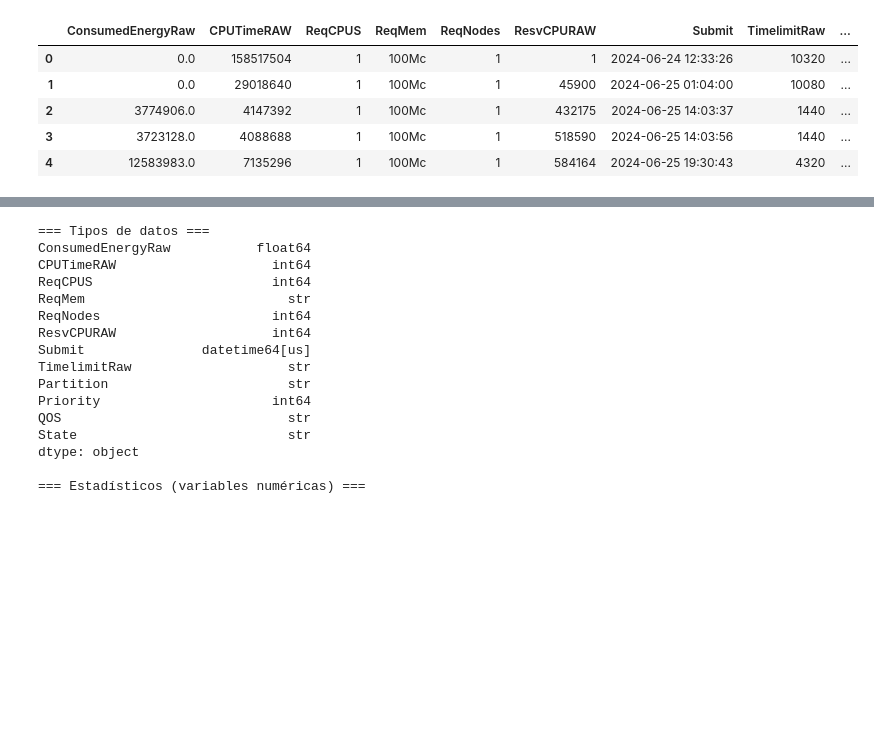
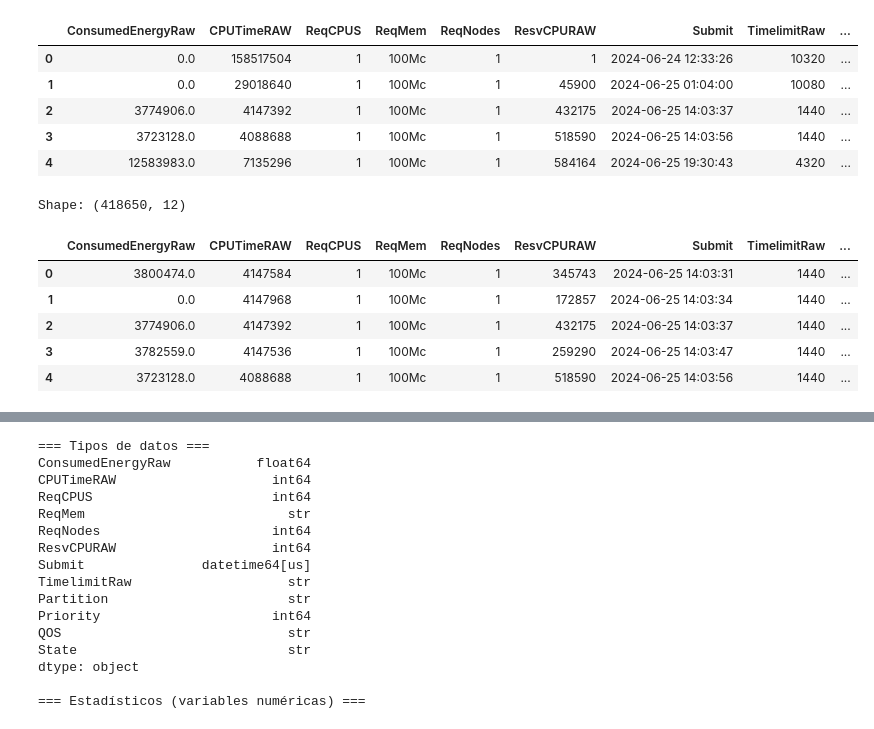
Before and after one commit to luis-nav/knn_kabre_jobs, a Jupyter notebook: kabre_jobs_xai.ipynb, the cells around one changed output, grey strips where cells are left out. Drawn from its saved outputs; the diff is of its cells as text; code cells hidden in the pictures; blank space fills up the shorter version.

Commit message:
Last notebook run with updated datasets

```diff
--- a/kabre_jobs_xai.ipynb
+++ b/kabre_jobs_xai.ipynb
@@ -119,6 +119,8 @@ sns.set_theme(style='whitegrid', palette='muted')
 # Carga del dataset (separador pipe)
 df = pd.read_csv('dataset.csv', sep='|', parse_dates=['Submit'])
 
+new_df = pd.read_csv('new_dataset.csv', sep='|', parse_dates=['Submit'])
+
 print(f"Shape: {df.shape}")
 display(df.head())
 # %% [output]
@@ -129,3 +131,14 @@ Shape: (46744, 12)
 | 2 | 3774906.0 | 4147392 | 1 | 100Mc | 1 | 432175 | 2024-06-25 14:03:37 | 1440 | ... |
 | 3 | 3723128.0 | 4088688 | 1 | 100Mc | 1 | 518590 | 2024-06-25 14:03:56 | 1440 | ... |
 | 4 | 12583983.0 | 7135296 | 1 | 100Mc | 1 | 584164 | 2024-06-25 19:30:43 | 4320 | ... |
+# %%
+print(f"Shape: {new_df.shape}")
+new_df.head()
+# %% [output]
+Shape: (418650, 12)
+|  | ConsumedEnergyRaw | CPUTimeRAW | ReqCPUS | ReqMem | ReqNodes | ResvCPURAW | Submit | TimelimitRaw | ... |
+| 0 | 3800474.0 | 4147584 | 1 | 100Mc | 1 | 345743 | 2024-06-25 14:03:31 | 1440 | ... |
+| 1 | 0.0 | 4147968 | 1 | 100Mc | 1 | 172857 | 2024-06-25 14:03:34 | 1440 | ... |
+| 2 | 3774906.0 | 4147392 | 1 | 100Mc | 1 | 432175 | 2024-06-25 14:03:37 | 1440 | ... |
+| 3 | 3782559.0 | 4147536 | 1 | 100Mc | 1 | 259290 | 2024-06-25 14:03:47 | 1440 | ... |
+| 4 | 3723128.0 | 4088688 | 1 | 100Mc | 1 | 518590 | 2024-06-25 14:03:56 | 1440 | ... |
```
Also changed, not shown: parts of 1 cell of this notebook, 3 other files.
